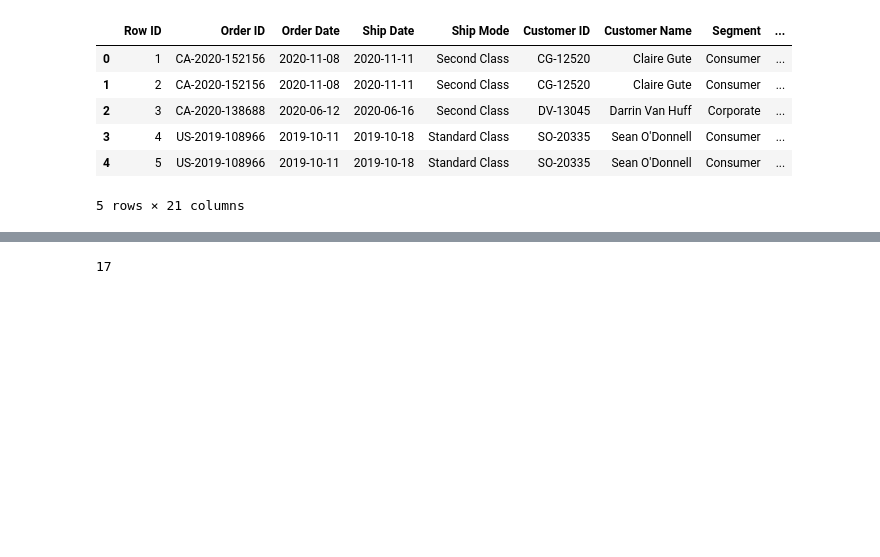
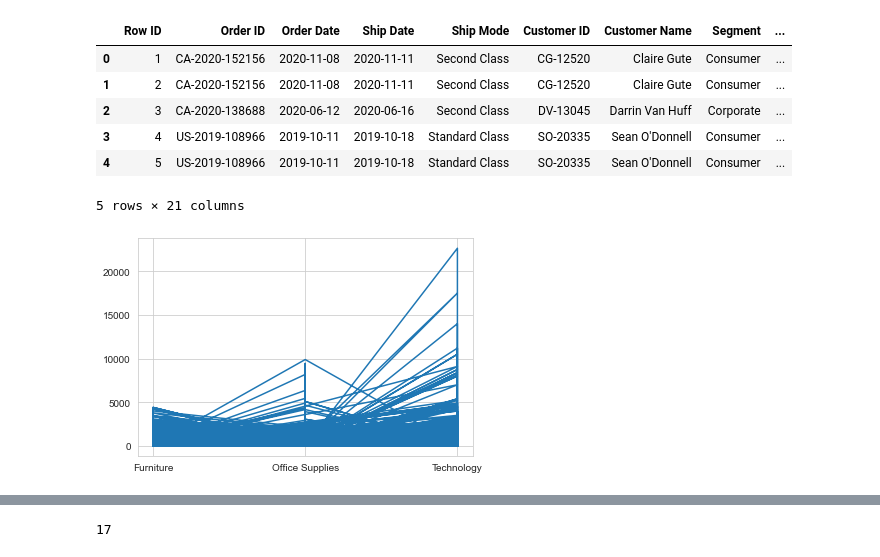
Before and after one commit to ACES-SDG/my_practice, a Jupyter notebook: interpretered/Untitled1.ipynb, the cells around one changed output, grey strips where cells are left out. Cells and saved outputs as stored; diff of their text form; code cells hidden in the pictures; blank space fills up the shorter version.

```diff
--- a/interpretered/Untitled1.ipynb
+++ b/interpretered/Untitled1.ipynb
@@ -813,6 +815,17 @@ df.head()
 | 4 | 5 | US-2019-108966 | 2019-10-11 | 2019-10-18 | Standard Class | SO-20335 | Sean O'Donnell | Consumer | ... |
 5 rows × 21 columns
 # %%
-import seaborn as sns
+from  matplotlib.widgets import LassoSelector
+x=df['Category']
+y=df['Sales']
+
+ax = plt.subplot()
+ax.plot(x, y)
+
+def onselect(verts):
+    print(verts)
+lasso = LassoSelector(ax, onselect)
+# %% [output]
+[figure, added]
 # %%
 import matplotlib.pyplot  as plt
```
Also changed, not shown: parts of 6 cells of this notebook, 5 other files.
